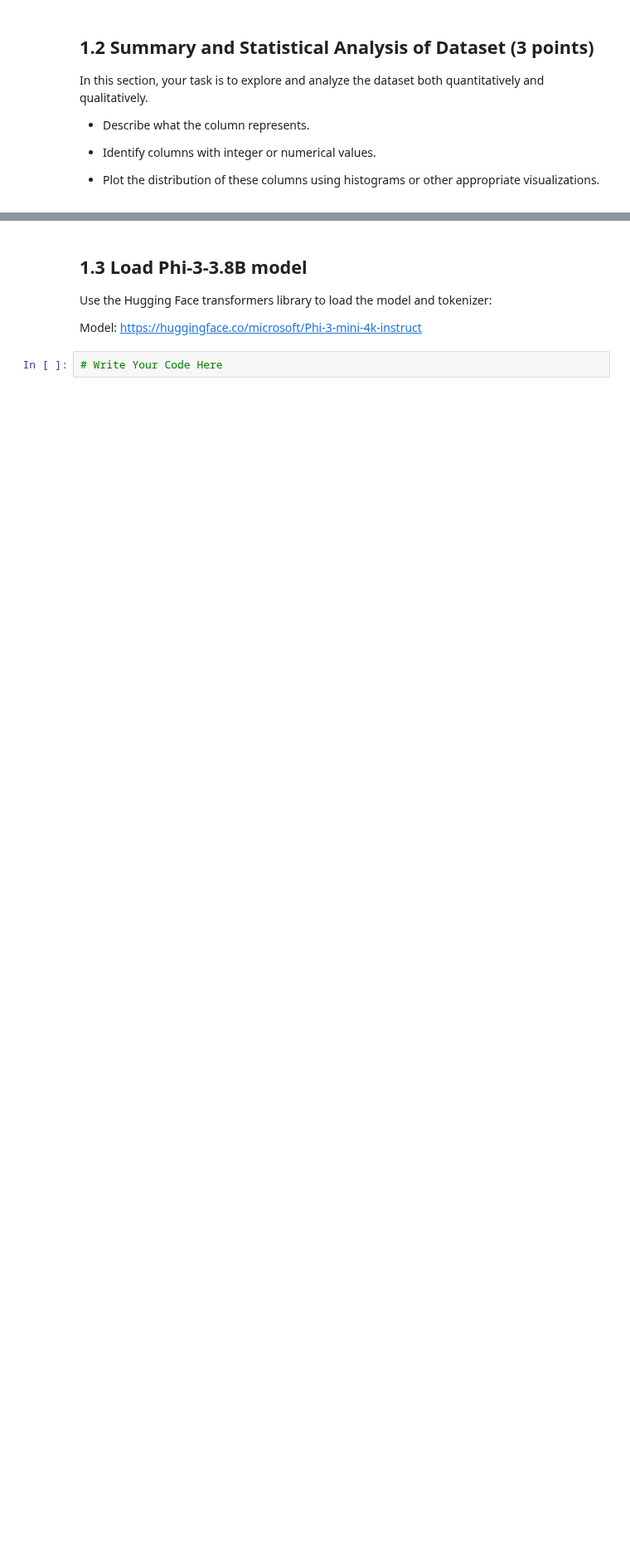
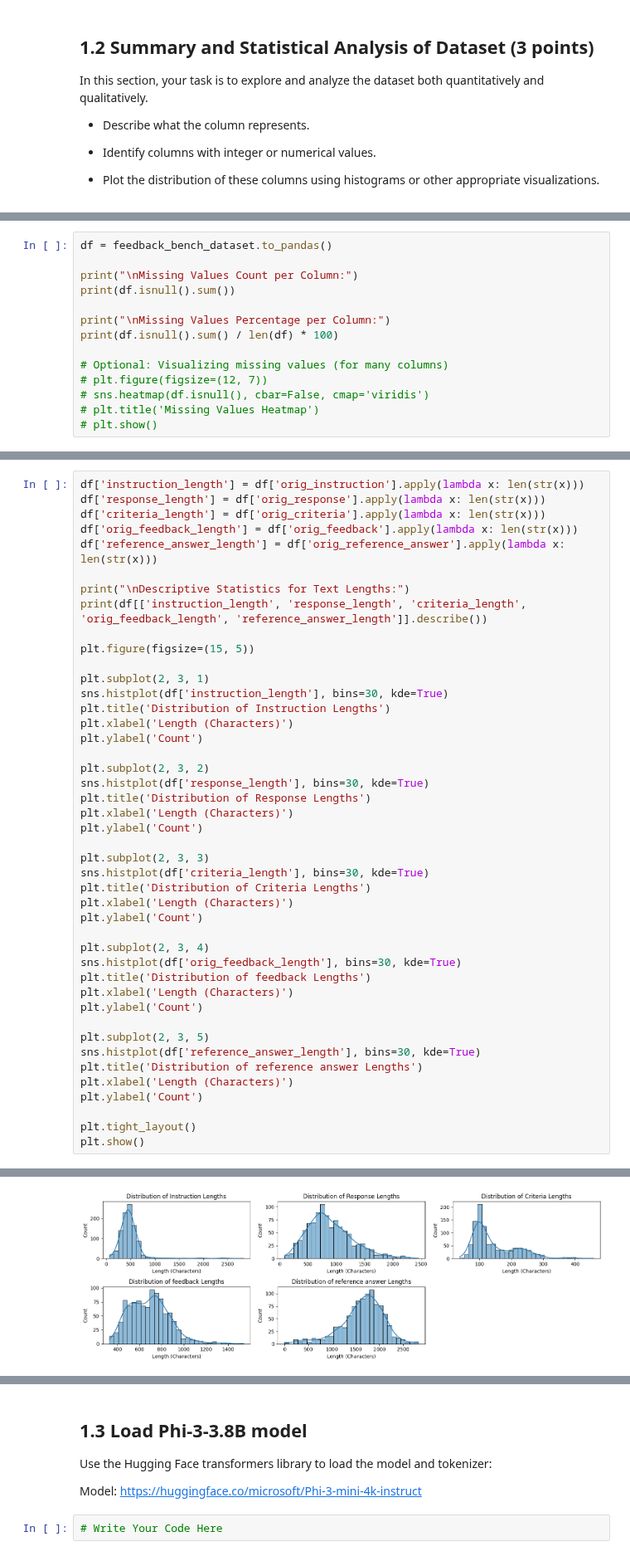
Before and after one commit to omid-moradi/LLMs-Course, a Jupyter notebook: CA3/LLM_HW3_Part1_LLM_as_a_Judge.ipynb, the cells around one changed output, grey strips where cells are left out. Shown at 83% size. Drawn from its saved outputs; the diff is of its cells as text; blank space fills up the shorter version.

```diff
--- a/CA3/LLM_HW3_Part1_LLM_as_a_Judge.ipynb
+++ b/CA3/LLM_HW3_Part1_LLM_as_a_Judge.ipynb
@@ -129,0 +146,14 @@ In this section, your task is to explore and analyze the dataset both quantitati
+# %%
+df = feedback_bench_dataset.to_pandas()
+
+print("\nMissing Values Count per Column:")
+print(df.isnull().sum())
+
+print("\nMissing Values Percentage per Column:")
+print(df.isnull().sum() / len(df) * 100)
+
+# Optional: Visualizing missing values (for many columns)
+# plt.figure(figsize=(12, 7))
+# sns.heatmap(df.isnull(), cbar=False, cmap='viridis')
+# plt.title('Missing Values Heatmap')
+# plt.show()
@@ -129,0 +214,45 @@ In this section, your task is to explore and analyze the dataset both quantitati
+# %%
+df['instruction_length'] = df['orig_instruction'].apply(lambda x: len(str(x)))
+df['response_length'] = df['orig_response'].apply(lambda x: len(str(x)))
+df['criteria_length'] = df['orig_criteria'].apply(lambda x: len(str(x)))
+df['orig_feedback_length'] = df['orig_feedback'].apply(lambda x: len(str(x)))
+df['reference_answer_length'] = df['orig_reference_answer'].apply(lambda x: len(str(x)))
+
+print("\nDescriptive Statistics for Text Lengths:")
+print(df[['instruction_length', 'response_length', 'criteria_length', 'orig_feedback_length', 'reference_answer_length']].describe())
+
+plt.figure(figsize=(15, 5))
+
+plt.subplot(2, 3, 1)
+sns.histplot(df['instruction_length'], bins=30, kde=True)
+plt.title('Distribution of Instruction Lengths')
+plt.xlabel('Length (Characters)')
+plt.ylabel('Count')
+
+plt.subplot(2, 3, 2)
+sns.histplot(df['response_length'], bins=30, kde=True)
+plt.title('Distribution of Response Lengths')
+plt.xlabel('Length (Characters)')
+plt.ylabel('Count')
+
+plt.subplot(2, 3, 3)
+sns.histplot(df['criteria_length'], bins=30, kde=True)
+plt.title('Distribution of Criteria Lengths')
+plt.xlabel('Length (Characters)')
+plt.ylabel('Count')
+
+plt.subplot(2, 3, 4)
+sns.histplot(df['orig_feedback_length'], bins=30, kde=True)
+plt.title('Distribution of feedback Lengths')
+plt.xlabel('Length (Characters)')
+plt.ylabel('Count')
+
+plt.subplot(2, 3, 5)
+sns.histplot(df['reference_answer_length'], bins=30, kde=True)
+plt.title('Distribution of reference answer Lengths')
+plt.xlabel('Length (Characters)')
+plt.ylabel('Count')
+
+plt.tight_layout()
+plt.show()
+# %% [output]
@@ -129,0 +279 @@ In this section, your task is to explore and analyze the dataset both quantitati
+[figure, added]
```
Also changed, not shown: parts of 13 cells of this notebook, 1 other file.
